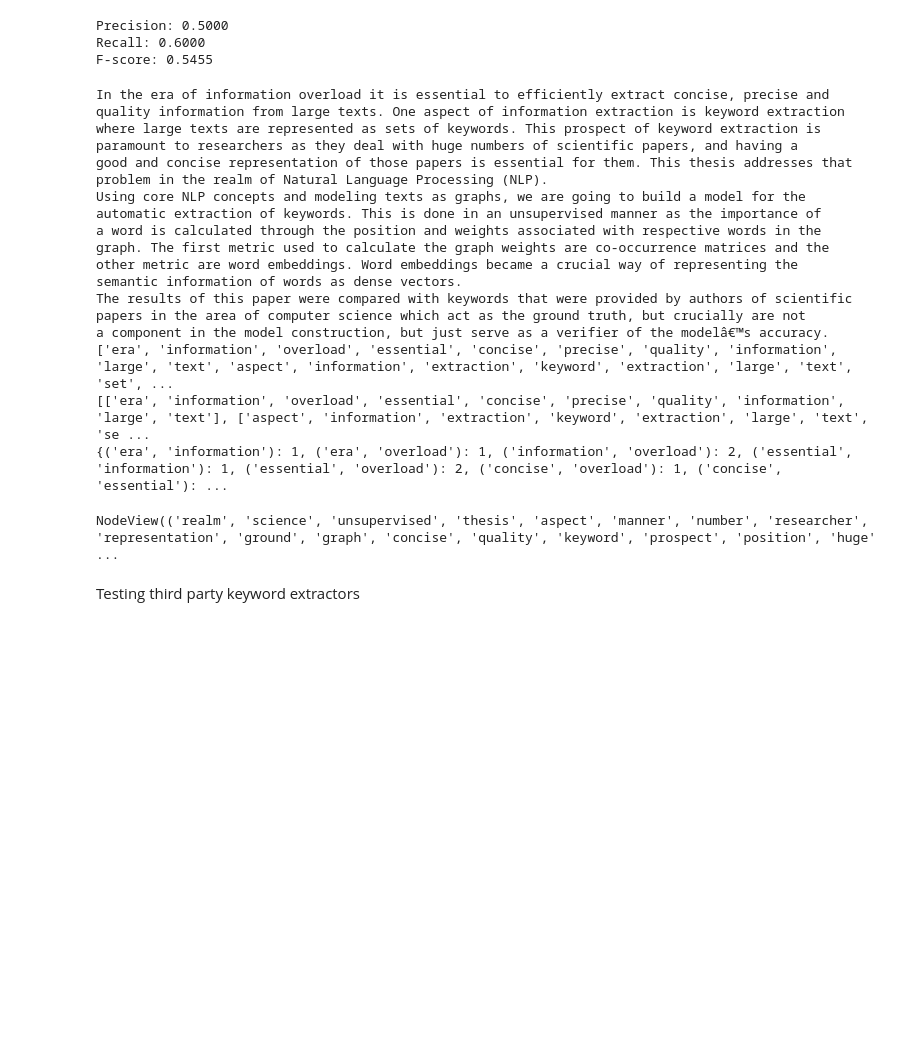
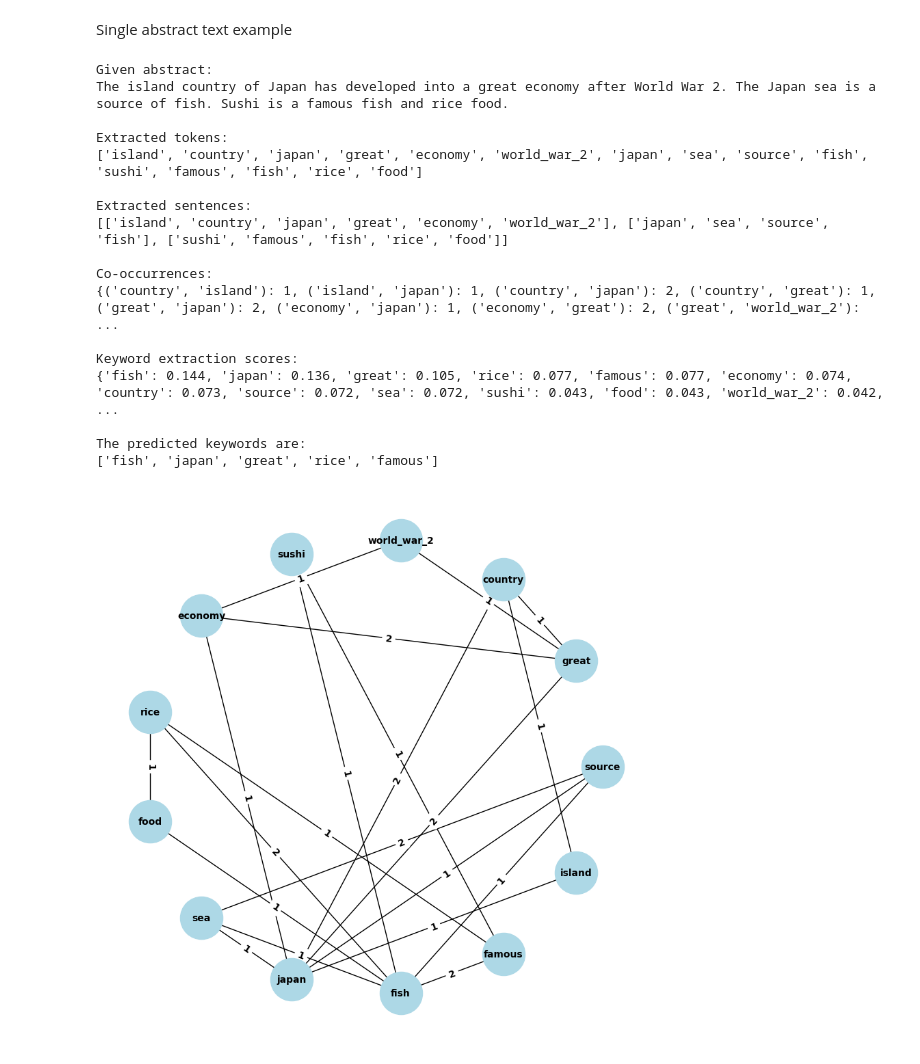
Before and after one commit to DinnoKoluh/keyword_extractor, a Jupyter notebook: main.ipynb, the cells around one changed output. Cells and saved outputs as stored; diff of their text form; code cells hidden in the pictures; blank space fills up the shorter version.

Commit message:
Done some refactoring of code for users, added README file, added datasets

```diff
--- a/main.ipynb
+++ b/main.ipynb
@@ -45,9 +19,0 @@ df.to_csv(f'data/m_{ws}.csv')
-# %%
-true_labels = ['Worlds', 'b', 'c', 'd', 'e']
-predicted_labels = ['world_war_2', 'c', 'j', 'k', 'e', 'op']
-p, r, f = get_prf(true_labels, predicted_labels)
-print(f'Precision: {p:.4f} \nRecall: {r:.4f} \nF-score: {f:.4f}')
-# %% [output]
-Precision: 0.5000
-Recall: 0.6000
-F-score: 0.5455
@@ -59,41 +20,36 @@ metrics_dict = make_keyword_metrics(methods, path_to_file, window_size=10)
+# %% [markdown]
+Single abstract text example
 # %%
 abstract = "The island country of Japan has developed into a great economy after World War 2. \
 The Japan sea is a source of fish. Sushi is a famous fish and rice food."
-tokens, sentences = prune_text(abstract)
-co, index_dict = get_co(sentences, representation='matrix')
-# print(index_dict)
-# print(co)
+ke = KeywordExtractor(abstract=abstract, window_size=3)
+print(f"Given abstract: \n{abstract}\n")
+print(f"Extracted tokens: \n{ke.tokens}\n")
+print(f"Extracted sentences: \n{ke.sentences}\n")
+print(f"Co-occurrences: \n{ke.co}\n")
+
+keyword_dict = ke.order_nodes(method=methods[5], to_print=False) # done with method 5, pagerank
+print(f"Keyword extraction scores: \n{keyword_dict}\n")
+predicted_keywords = list(keyword_dict.keys())[:5]
+print(f"The predicted keywords are: \n{predicted_keywords}")
+
+ke.visualize_graph()
+# %% [output]
+Given abstract:
+The island country of Japan has developed into a great economy after World War 2. The Japan sea is a source of fish. Sushi is a famous fish and rice food.
+
+Extracted tokens:
+['island', 'country', 'japan', 'great', 'economy', 'world_war_2', 'japan', 'sea', 'source', 'fish', 'sushi', 'famous', 'fish', 'rice', 'food']
+
+Extracted sentences:
+[['island', 'country', 'japan', 'great', 'economy', 'world_war_2'], ['japan', 'sea', 'source', 'fish'], ['sushi', 'famous', 'fish', 'rice', 'food']]
+
+Co-occurrences:
+{('country', 'island'): 1, ('island', 'japan'): 1, ('country', 'japan'): 2, ('country', 'great'): 1, ('great', 'japan'): 2, ('economy', 'japan'): 1, ('economy', 'great'): 2, ('great', 'world_war_2'):  ...
+
+Keyword extraction scores:
+{'fish': 0.144, 'japan': 0.136, 'great': 0.105, 'rice': 0.077, 'famous': 0.077, 'economy': 0.074, 'country': 0.073, 'source': 0.072, 'sea': 0.072, 'sushi': 0.043, 'food': 0.043, 'world_war_2': 0.042,  ...
+
+The predicted keywords are:
+['fish', 'japan', 'great', 'rice', 'famous']
+[figure, added]
-# %%
-# abstract = load_abstract('ex1')
-# joined, abstracts, titles, keywords = get_data('data/CS_papers.csv', version="CS")
-# abstracts, keywords = get_data('data/inspec_papers.csv', version="inspec")
-# abstract = joined[12]
-abstract = "The island country of Japan has developed into a great economy after World War 2. \
-The Japan sea is a source of fish. Sushi is a famous fish and rice food."
-abstract = load_abstract('ex1')
-ke = KeywordExtractor(abstract=abstract, window_size=3)
-print(abstract)
-print(ke.tokens)
-print(ke.sentences)
-print(ke.co)
-ke.graph.nodes
-# %% [output]
-In the era of information overload it is essential to efficiently extract concise, precise and quality information from large texts. One aspect of information extraction is keyword extraction
-where large texts are represented as sets of keywords. This prospect of keyword extraction is
-paramount to researchers as they deal with huge numbers of scientific papers, and having a
-good and concise representation of those papers is essential for them. This thesis addresses that
-problem in the realm of Natural Language Processing (NLP).
-Using core NLP concepts and modeling texts as graphs, we are going to build a model for the
-automatic extraction of keywords. This is done in an unsupervised manner as the importance of
-a word is calculated through the position and weights associated with respective words in the
-graph. The first metric used to calculate the graph weights are co-occurrence matrices and the
-other metric are word embeddings. Word embeddings became a crucial way of representing the
-semantic information of words as dense vectors.
-The results of this paper were compared with keywords that were provided by authors of scientific papers in the area of computer science which act as the ground truth, but crucially are not
-a component in the model construction, but just serve as a verifier of the modelâ€™s accuracy.
-['era', 'information', 'overload', 'essential', 'concise', 'precise', 'quality', 'information', 'large', 'text', 'aspect', 'information', 'extraction', 'keyword', 'extraction', 'large', 'text', 'set', ...
-[['era', 'information', 'overload', 'essential', 'concise', 'precise', 'quality', 'information', 'large', 'text'], ['aspect', 'information', 'extraction', 'keyword', 'extraction', 'large', 'text', 'se ...
-{('era', 'information'): 1, ('era', 'overload'): 1, ('information', 'overload'): 2, ('essential', 'information'): 1, ('essential', 'overload'): 2, ('concise', 'overload'): 1, ('concise', 'essential'): ...
-NodeView(('realm', 'science', 'unsupervised', 'thesis', 'aspect', 'manner', 'number', 'researcher', 'representation', 'ground', 'graph', 'concise', 'quality', 'keyword', 'prospect', 'position', 'huge' ...
-# %% [markdown]
-Testing third party keyword extractors
```
Also changed, not shown: parts of 16 cells of this notebook, 5 other files.
